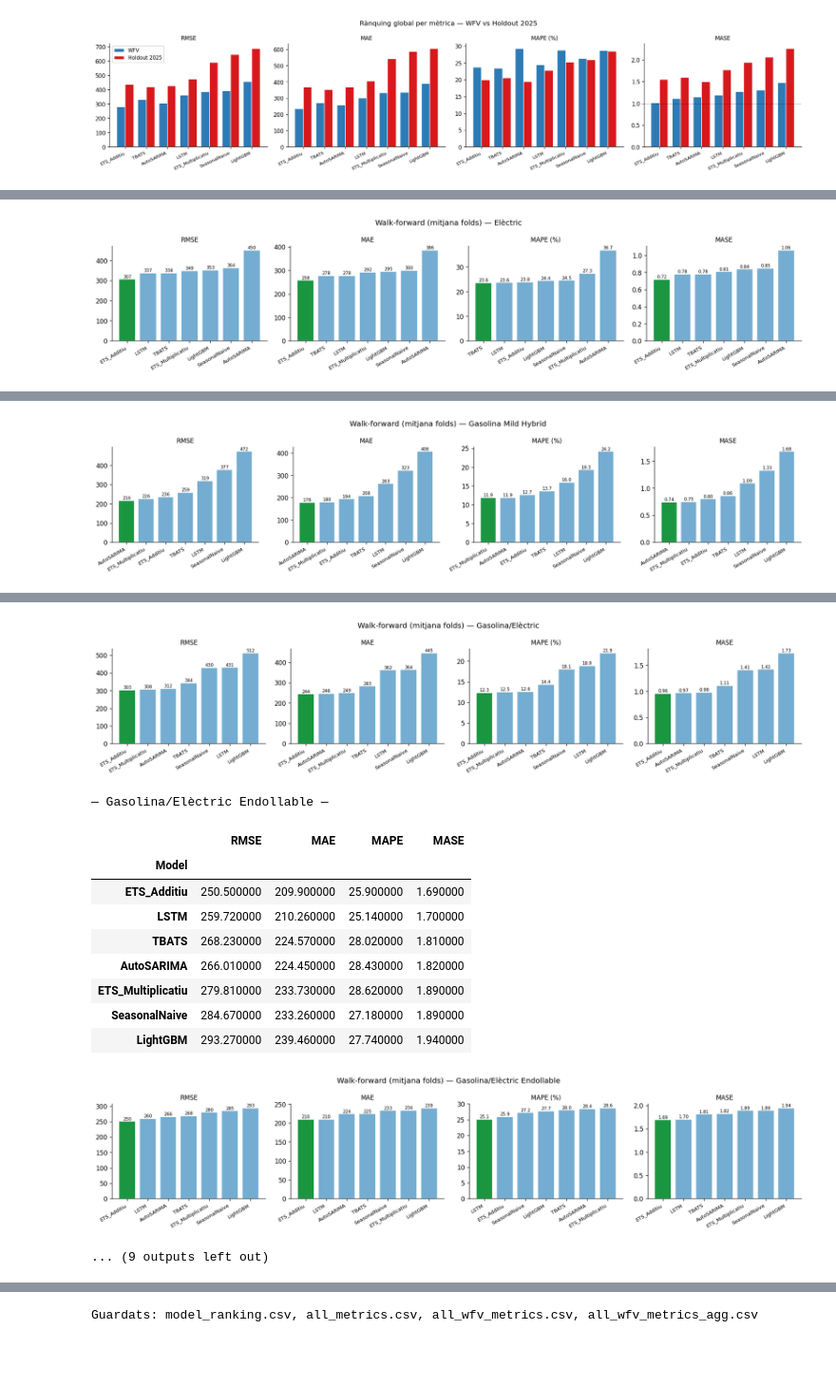
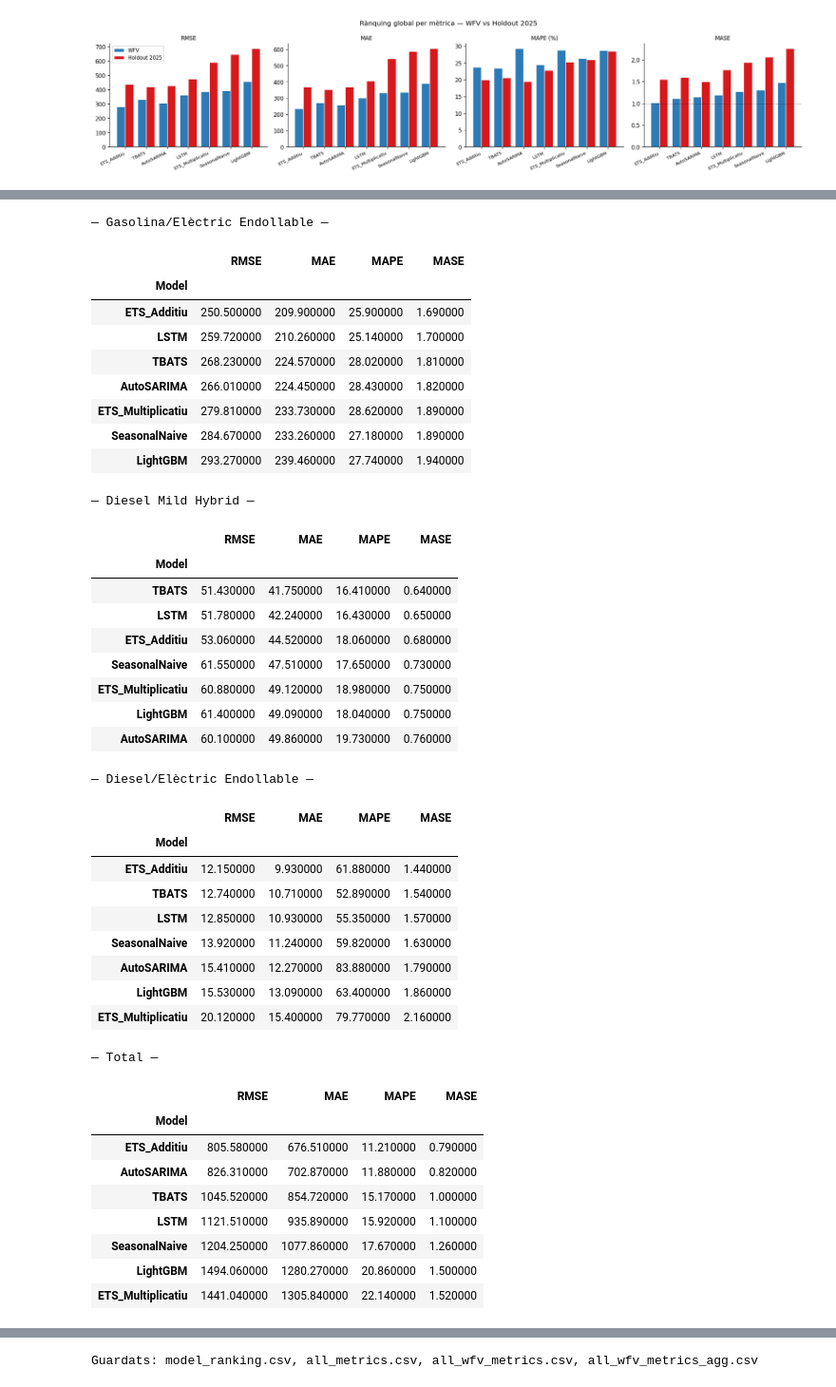
Before and after one commit to C0SBEL/projecte-forecasting, a Jupyter notebook: notebooks/evaluation.ipynb, the cells around one changed output, grey strips where cells are left out. Shown at 95% size. Drawn from its saved outputs; the diff is of its cells as text; code cells hidden in the pictures; blank space fills up the shorter version.

```diff
--- a/notebooks/evaluation.ipynb
+++ b/notebooks/evaluation.ipynb
@@ -427,5 +430,13 @@ Replicació del format de la secció 3 sobre dades WFV: per a cada tecnologia, t
 # %%
-per_tech_tables_and_bars(wfv_metrics_agg, 'wfv', '20', 'Walk-forward (mitjana folds)')
+# Només taules (sense bar-charts: ja tenim el ranquing global a la figura anterior)
+for tech in TECNOLOGIES:
+    sub = (wfv_metrics_agg[wfv_metrics_agg['Tecnologia'] == tech]
+           .set_index('Model')[METRICS_4].round(2)
+           .sort_values('MASE'))
+    if len(sub) == 0:
+        continue
+    print(f'\n— {tech} —')
+    display(sub.style.highlight_min(axis=0, props='font-weight:bold; color:#1a9641'))
 # %% [output]
 — Elèctric —
 |  | RMSE | MAE | MAPE | MASE |
@@ -437,38 +448,63 @@ per_tech_tables_and_bars(wfv_metrics_agg, 'wfv', '20', 'Walk-forward (mitjana fo
 | LightGBM | 352.580000 | 295.100000 | 24.380000 | 0.840000 |
 | SeasonalNaive | 363.660000 | 300.310000 | 24.530000 | 0.850000 |
 | AutoSARIMA | 450.340000 | 385.700000 | 36.730000 | 1.060000 |
-[figure, removed]
 — Gasolina Mild Hybrid —
 |  | RMSE | MAE | MAPE | MASE |
 | Model |  |  |  |  |
 | AutoSARIMA | 216.420000 | 178.240000 | 11.870000 | 0.740000 |
 | ETS_Multiplicatiu | 226.210000 | 179.990000 | 11.860000 | 0.750000 |
 | ETS_Additiu | 235.530000 | 194.160000 | 12.690000 | 0.800000 |
 | TBATS | 259.350000 | 207.930000 | 13.700000 | 0.860000 |
 | LSTM | 319.490000 | 262.990000 | 15.980000 | 1.090000 |
 | SeasonalNaive | 377.310000 | 322.810000 | 19.300000 | 1.330000 |
 | LightGBM | 472.190000 | 407.500000 | 24.200000 | 1.680000 |
-[figure, removed]
 — Gasolina/Elèctric —
 |  | RMSE | MAE | MAPE | MASE |
 | Model |  |  |  |  |
 | ETS_Additiu | 302.620000 | 244.050000 | 12.330000 | 0.960000 |
 | AutoSARIMA | 311.860000 | 246.370000 | 12.630000 | 0.970000 |
 | ETS_Multiplicatiu | 307.620000 | 249.420000 | 12.530000 | 0.980000 |
 | TBATS | 344.170000 | 283.060000 | 14.370000 | 1.110000 |
 | SeasonalNaive | 429.770000 | 363.500000 | 18.070000 | 1.410000 |
 | LSTM | 431.470000 | 361.650000 | 18.860000 | 1.420000 |
 | LightGBM | 512.280000 | 444.980000 | 21.940000 | 1.730000 |
-[figure, removed]
 — Gasolina/Elèctric Endollable —
 |  | RMSE | MAE | MAPE | MASE |
 | Model |  |  |  |  |
 | ETS_Additiu | 250.500000 | 209.900000 | 25.900000 | 1.690000 |
 | LSTM | 259.720000 | 210.260000 | 25.140000 | 1.700000 |
 | TBATS | 268.230000 | 224.570000 | 28.020000 | 1.810000 |
 | AutoSARIMA | 266.010000 | 224.450000 | 28.430000 | 1.820000 |
 | ETS_Multiplicatiu | 279.810000 | 233.730000 | 28.620000 | 1.890000 |
 | SeasonalNaive | 284.670000 | 233.260000 | 27.180000 | 1.890000 |
 | LightGBM | 293.270000 | 239.460000 | 27.740000 | 1.940000 |
-[figure, removed]
-... (9 outputs left out)
+— Diesel Mild Hybrid —
+|  | RMSE | MAE | MAPE | MASE |
+| Model |  |  |  |  |
+| TBATS | 51.430000 | 41.750000 | 16.410000 | 0.640000 |
+| LSTM | 51.780000 | 42.240000 | 16.430000 | 0.650000 |
+| ETS_Additiu | 53.060000 | 44.520000 | 18.060000 | 0.680000 |
+| SeasonalNaive | 61.550000 | 47.510000 | 17.650000 | 0.730000 |
+| ETS_Multiplicatiu | 60.880000 | 49.120000 | 18.980000 | 0.750000 |
+| LightGBM | 61.400000 | 49.090000 | 18.040000 | 0.750000 |
+| AutoSARIMA | 60.100000 | 49.860000 | 19.730000 | 0.760000 |
+— Diesel/Elèctric Endollable —
+|  | RMSE | MAE | MAPE | MASE |
+| Model |  |  |  |  |
+| ETS_Additiu | 12.150000 | 9.930000 | 61.880000 | 1.440000 |
+| TBATS | 12.740000 | 10.710000 | 52.890000 | 1.540000 |
+| LSTM | 12.850000 | 10.930000 | 55.350000 | 1.570000 |
+| SeasonalNaive | 13.920000 | 11.240000 | 59.820000 | 1.630000 |
+| AutoSARIMA | 15.410000 | 12.270000 | 83.880000 | 1.790000 |
+| LightGBM | 15.530000 | 13.090000 | 63.400000 | 1.860000 |
+| ETS_Multiplicatiu | 20.120000 | 15.400000 | 79.770000 | 2.160000 |
+— Total —
+|  | RMSE | MAE | MAPE | MASE |
+| Model |  |  |  |  |
+| ETS_Additiu | 805.580000 | 676.510000 | 11.210000 | 0.790000 |
+| AutoSARIMA | 826.310000 | 702.870000 | 11.880000 | 0.820000 |
+| TBATS | 1045.520000 | 854.720000 | 15.170000 | 1.000000 |
+| LSTM | 1121.510000 | 935.890000 | 15.920000 | 1.100000 |
+| SeasonalNaive | 1204.250000 | 1077.860000 | 17.670000 | 1.260000 |
+| LightGBM | 1494.060000 | 1280.270000 | 20.860000 | 1.500000 |
+| ETS_Multiplicatiu | 1441.040000 | 1305.840000 | 22.140000 | 1.520000 |
```
Also changed, not shown: parts of 6 cells of this notebook, 22 other files.
